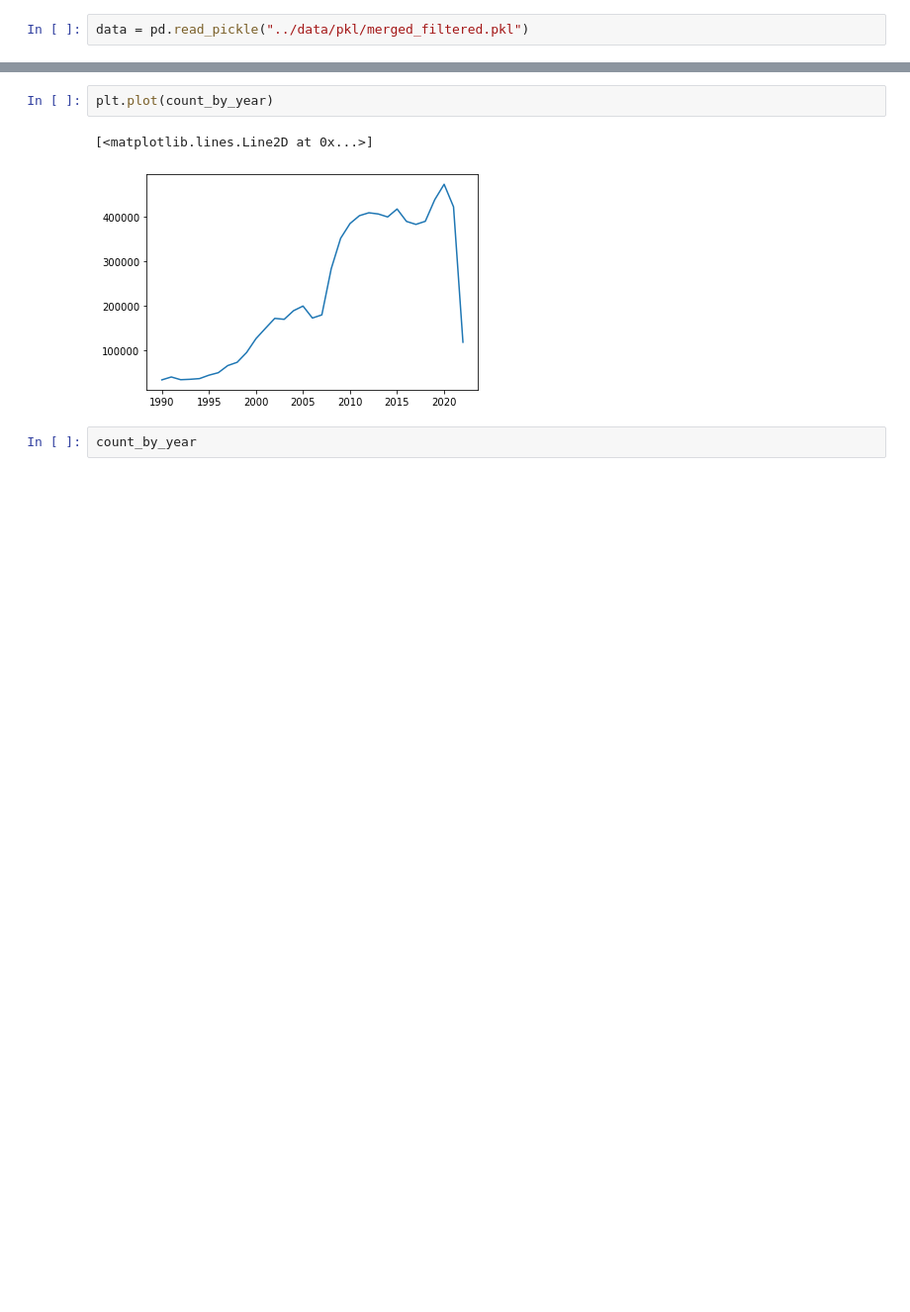
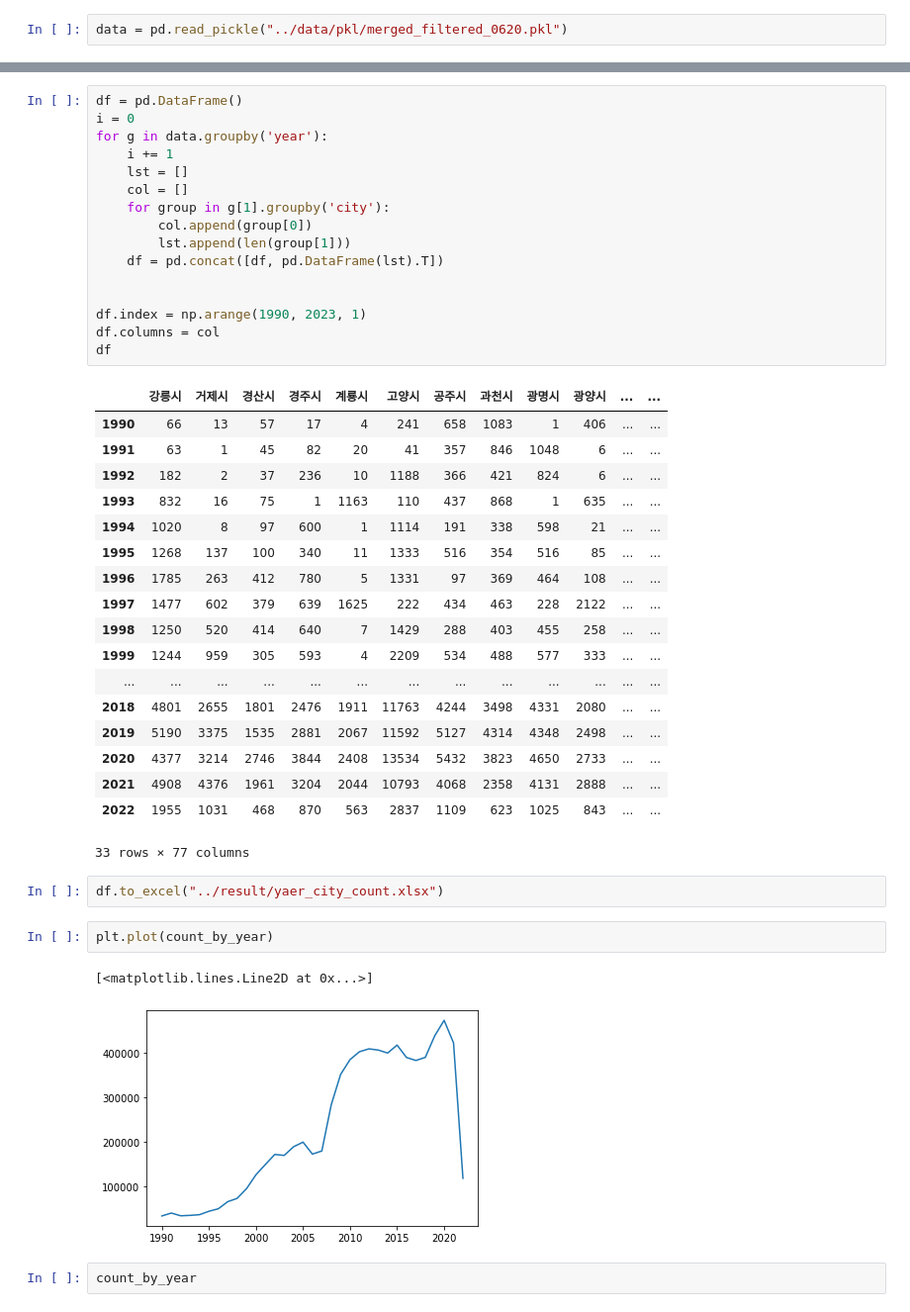
Before and after one commit to mglee815/UrbanTransformation, a Jupyter notebook: code/df_EDA.ipynb, the cells around one changed output, grey strips where cells are left out. Shown: that part at 99% size. Drawn from its saved outputs; the diff is of its cells as text; blank space fills up the shorter version.

Commit message:
0621 / w2v_by period / keyword count by year / freq by city

```diff
--- a/code/df_EDA.ipynb
+++ b/code/df_EDA.ipynb
@@ -5,5 +6,5 @@ import matplotlib.pyplot as plt
 # %%
-data = pd.read_pickle("../data/pkl/merged_filtered.pkl")
+data = pd.read_pickle("../data/pkl/merged_filtered_0620.pkl")
 # %%
 data.info()
 # %% [output]
@@ -57,3 +86,40 @@ count_by_year = data.groupby('year').count()['일자']
+# %%
+df = pd.DataFrame()
+i = 0
+for g in data.groupby('year'):
+    i += 1
+    lst = []
+    col = []
+    for group in g[1].groupby('city'):
+        col.append(group[0])
+        lst.append(len(group[1]))
+    df = pd.concat([df, pd.DataFrame(lst).T])
+
+
+df.index = np.arange(1990, 2023, 1)
+df.columns = col
+df
+# %% [output]
+|  | 강릉시 | 거제시 | 경산시 | 경주시 | 계룡시 | 고양시 | 공주시 | 과천시 | 광명시 | 광양시 | ... | ... |
+| 1990 | 66 | 13 | 57 | 17 | 4 | 241 | 658 | 1083 | 1 | 406 | ... | ... |
+| 1991 | 63 | 1 | 45 | 82 | 20 | 41 | 357 | 846 | 1048 | 6 | ... | ... |
+| 1992 | 182 | 2 | 37 | 236 | 10 | 1188 | 366 | 421 | 824 | 6 | ... | ... |
+| 1993 | 832 | 16 | 75 | 1 | 1163 | 110 | 437 | 868 | 1 | 635 | ... | ... |
+| 1994 | 1020 | 8 | 97 | 600 | 1 | 1114 | 191 | 338 | 598 | 21 | ... | ... |
+| 1995 | 1268 | 137 | 100 | 340 | 11 | 1333 | 516 | 354 | 516 | 85 | ... | ... |
+| 1996 | 1785 | 263 | 412 | 780 | 5 | 1331 | 97 | 369 | 464 | 108 | ... | ... |
+| 1997 | 1477 | 602 | 379 | 639 | 1625 | 222 | 434 | 463 | 228 | 2122 | ... | ... |
+| 1998 | 1250 | 520 | 414 | 640 | 7 | 1429 | 288 | 403 | 455 | 258 | ... | ... |
+| 1999 | 1244 | 959 | 305 | 593 | 4 | 2209 | 534 | 488 | 577 | 333 | ... | ... |
+| ... | ... | ... | ... | ... | ... | ... | ... | ... | ... | ... | ... | ... |
+| 2018 | 4801 | 2655 | 1801 | 2476 | 1911 | 11763 | 4244 | 3498 | 4331 | 2080 | ... | ... |
+| 2019 | 5190 | 3375 | 1535 | 2881 | 2067 | 11592 | 5127 | 4314 | 4348 | 2498 | ... | ... |
+| 2020 | 4377 | 3214 | 2746 | 3844 | 2408 | 13534 | 5432 | 3823 | 4650 | 2733 | ... | ... |
+| 2021 | 4908 | 4376 | 1961 | 3204 | 2044 | 10793 | 4068 | 2358 | 4131 | 2888 | ... | ... |
+| 2022 | 1955 | 1031 | 468 | 870 | 563 | 2837 | 1109 | 623 | 1025 | 843 | ... | ... |
+33 rows × 77 columns
+# %%
+df.to_excel("../result/yaer_city_count.xlsx")
 # %%
 plt.plot(count_by_year)
 # %% [output]
```
Also changed, not shown: parts of 7 cells of this notebook, 5 other files.
